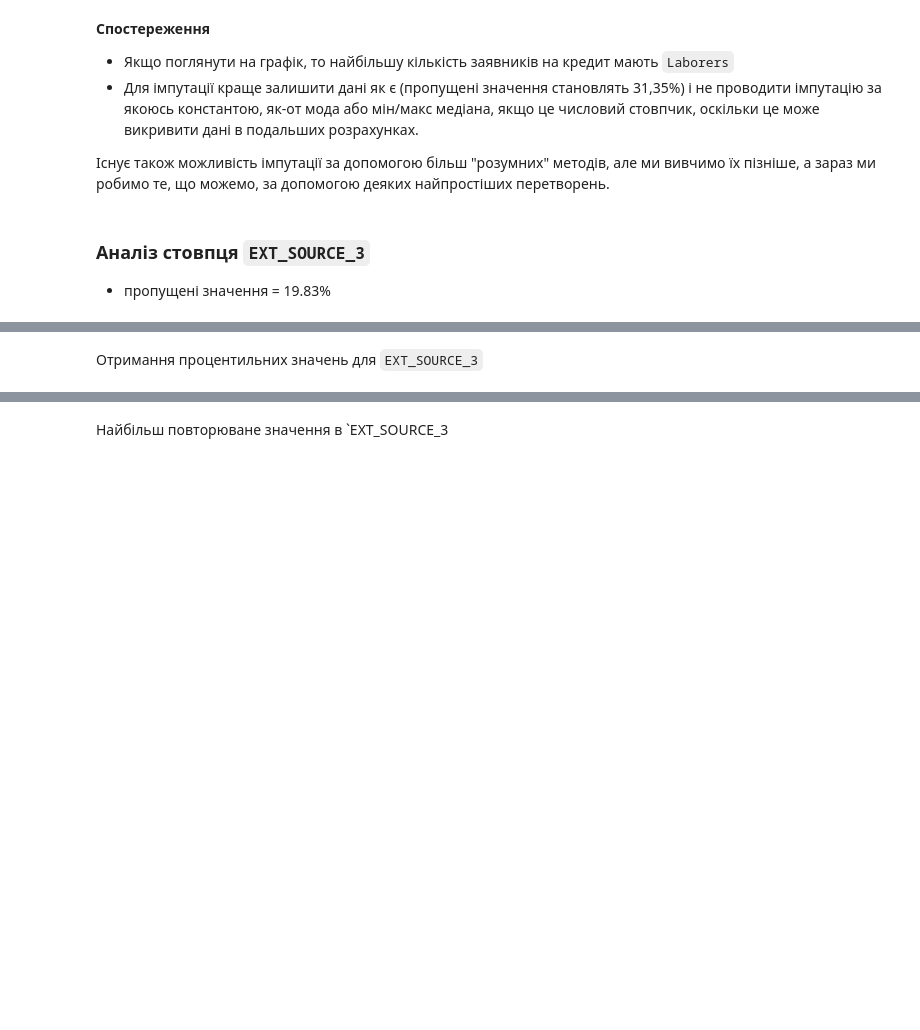
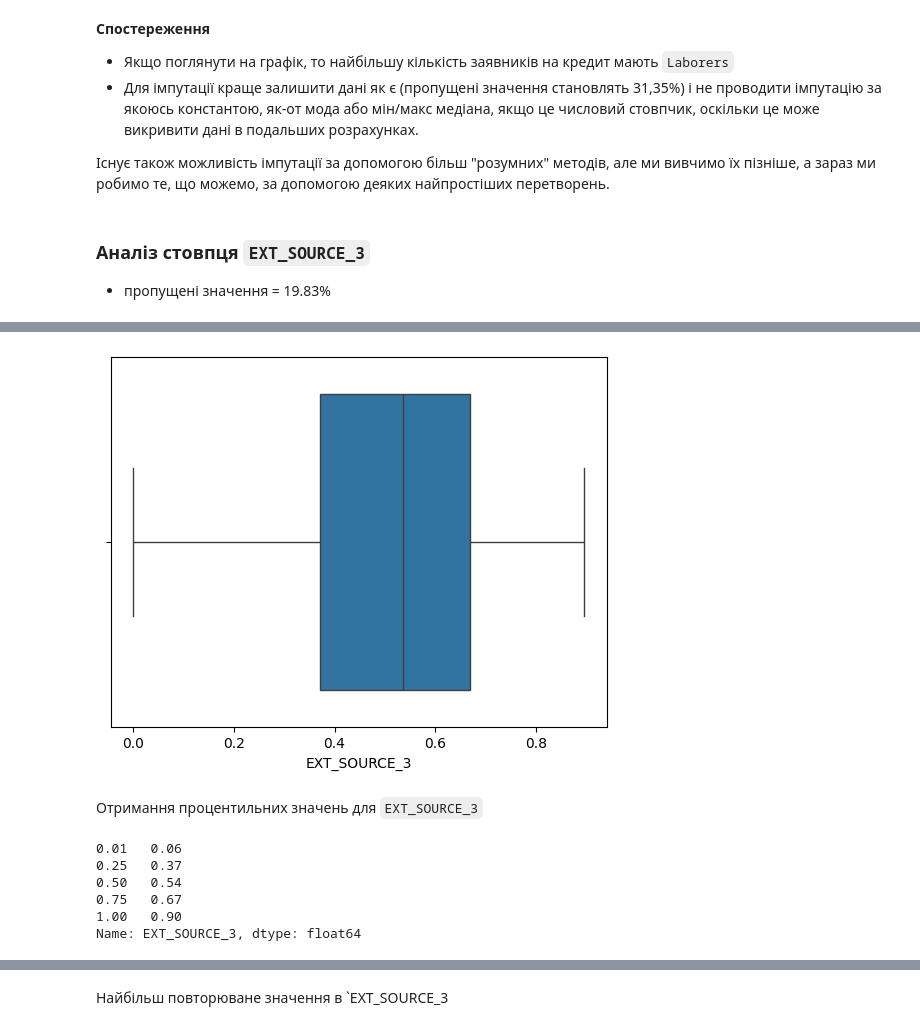
Before and after one commit to YelizavetaP/ml_tasks, a Jupyter notebook: lectures/1_Credit_EDA.ipynb, the cells around one changed output, grey strips where cells are left out. Saved outputs shown, nothing was run; the diff lists cells and outputs as text; code cells hidden in the pictures; blank space fills up the shorter version.

```diff
--- a/lectures/1_Credit_EDA.ipynb
+++ b/lectures/1_Credit_EDA.ipynb
@@ -372,4 +463,4 @@ null_df.sort_values(by = 'null_percentage', ascending = False)
 # %% [markdown]
 Сформуємо список стовпців з NULL значеннями > 40% у список. Ми видалимо ці стовпці з датафрейму, оскільки в них занадто багато пропущених значень.
 # %%
-columns_to_be_deleted = null_df[null_df['null_percentage'] > 40].column_name.to_list()
+cols_to_delete = null_df[null_df['null_percentage'] > 40].column_name.to_list()
@@ -380,5 +493,5 @@ len(columns_to_be_deleted)
 # %%
-df.drop(columns = columns_to_be_deleted, inplace = True)
+df.drop(columns = cols_to_delete, inplace = True)
 # %% [markdown]
 Перевірка підрахунку стовпців після видалення. Мало б залишитись лише `73` стовпці
 # %%
@@ -423,7 +593,16 @@ df.EXT_SOURCE_3.value_counts().head()
 # %%
-sns.boxplot(df.EXT_SOURCE_3)
+sns.boxplot(x = df['EXT_SOURCE_3'])
 plt.show()
+# %% [output]
+[figure, added]
 # %% [markdown]
 Отримання процентильних значень для `EXT_SOURCE_3`
 # %%
-df.EXT_SOURCE_3.quantile(q = [0.25,0.5,0.75,1])
+df.EXT_SOURCE_3.quantile(q=[0.01, 0.25, 0.5, 0.75, 1])
+# %% [output]
+0.01   0.06
+0.25   0.37
+0.50   0.54
+0.75   0.67
+1.00   0.90
+Name: EXT_SOURCE_3, dtype: float64
```
Also changed, not shown: parts of 77 cells of this notebook.
